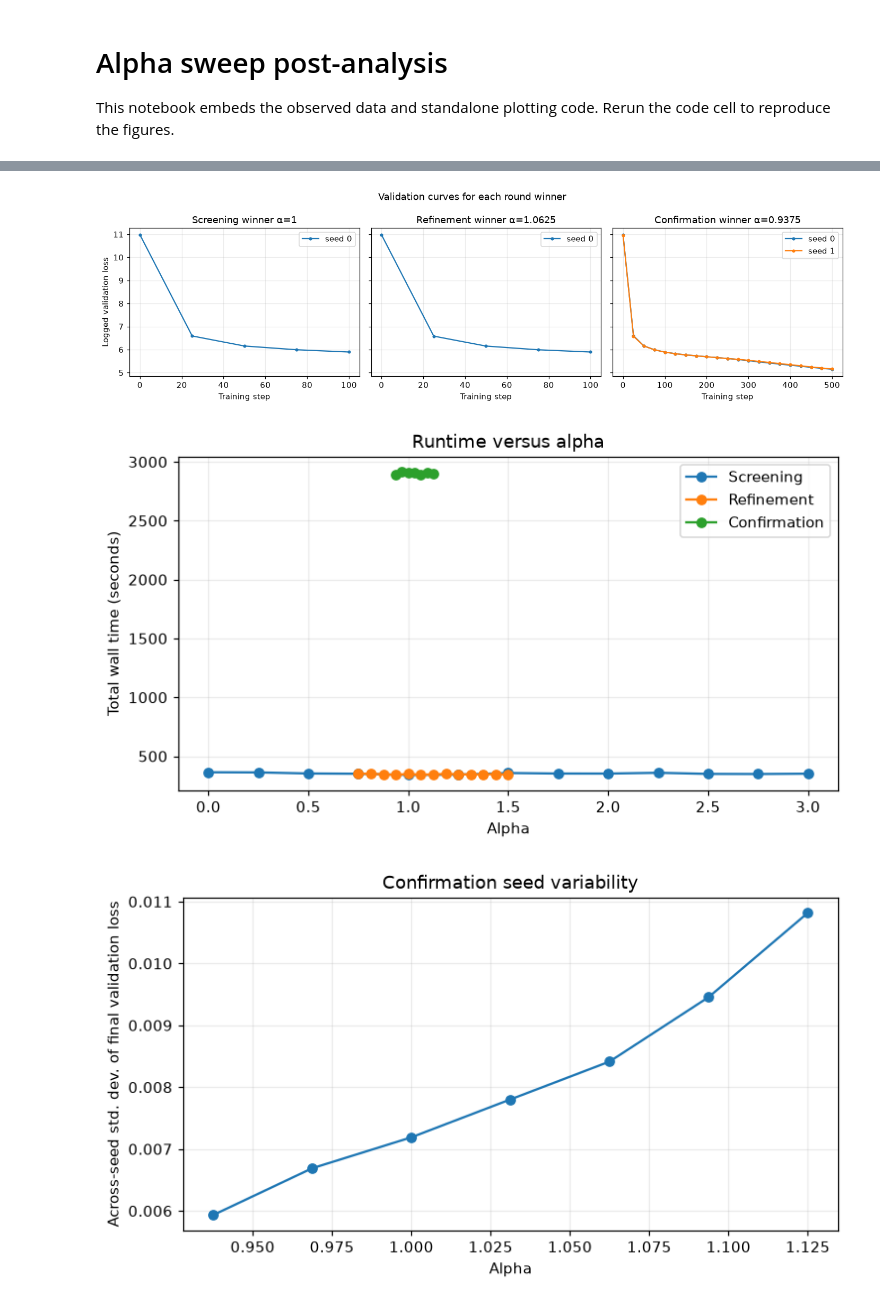
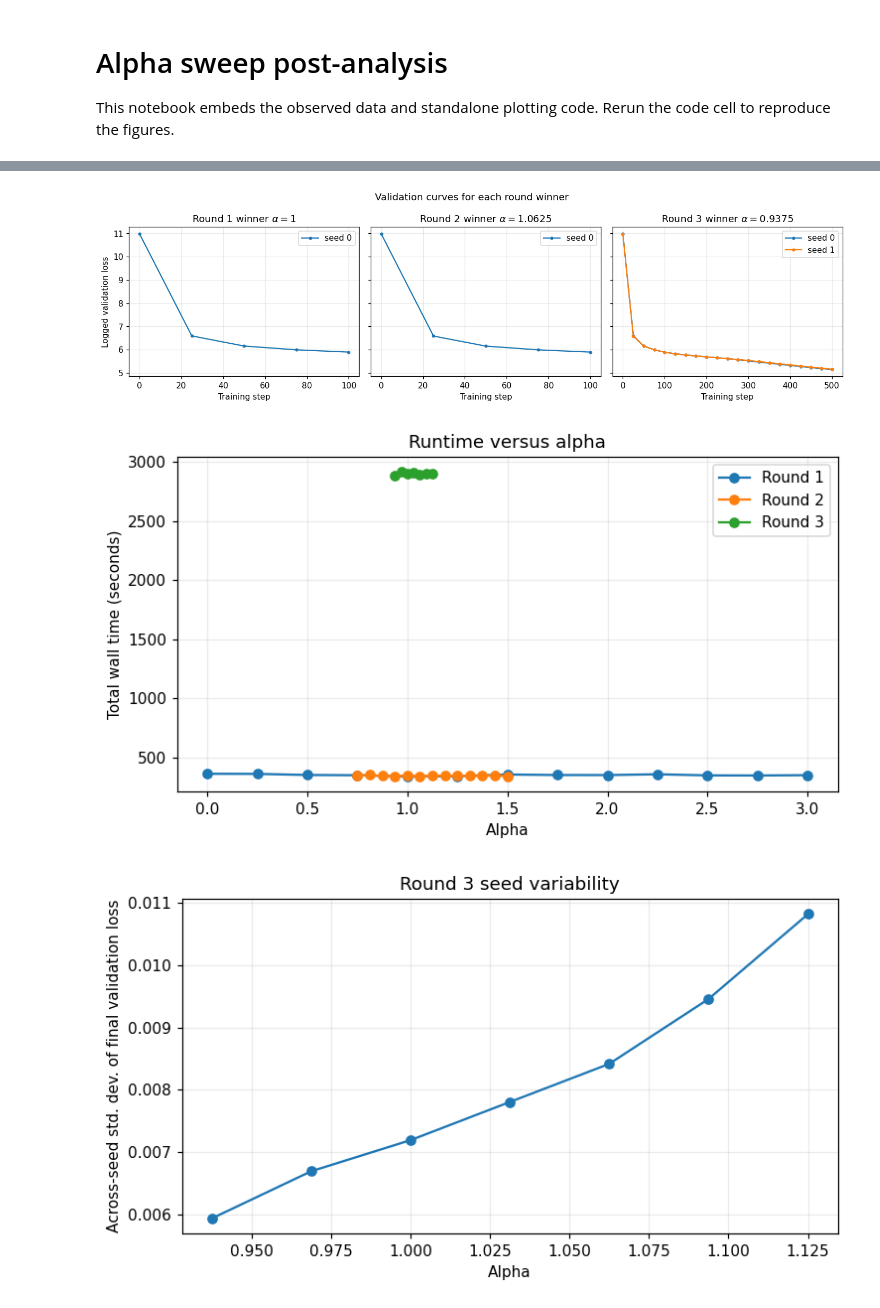
Before and after one commit to jhshi1879/condition-number-adaptive-muon, a Jupyter notebook: alpha_sweep/results/three-rounds/analysis.ipynb, the cells around one changed output, grey strips where cells are left out. Cells and saved outputs as stored; diff of their text form; code cells hidden in the pictures.

Commit message:
Add notebook setup and alpha theory; number experiment rounds
Co-authored-by: Copilot <223556219+Copilot@users.noreply.github.com>

```diff
--- a/alpha_sweep/results/three-rounds/analysis.ipynb
+++ b/alpha_sweep/results/three-rounds/analysis.ipynb
@@ -13,8 +42,8 @@ import matplotlib.pyplot as plt
 
 # DATA is embedded by post_analysis.py so this notebook can be rerun offline.
 STAGE_ORDER = ("screening", "refinement", "confirmation")
-STAGE_LABELS = {"screening": "Screening", "refinement": "Refinement",
-                "confirmation": "Confirmation"}
+STAGE_LABELS = {"screening": "Round 1", "refinement": "Round 2",
+                "confirmation": "Round 3"}
 
 # 1. Final validation loss against alpha, with across-seed standard deviations.
 fig, axes = plt.subplots(1, 3, figsize=(13, 3.8), sharey=True)
@@ -52,7 +81,7 @@ for ax, stage in zip(axes, STAGE_ORDER):
         else:
             ax.text(0.5, 0.5, "No logged curve available", ha="center", va="center",
                     transform=ax.transAxes)
-        ax.set_title("{} winner α={:g}".format(STAGE_LABELS[stage], winner["alpha"]))
+        ax.set_title(r"{} winner $\alpha={:g}$".format(STAGE_LABELS[stage], winner["alpha"]))
     ax.set_xlabel("Training step")
     ax.grid(alpha=0.25)
 axes[0].set_ylabel("Logged validation loss")
@@ -91,10 +120,10 @@ if points:
     ax.plot([p["alpha"] for p in points], [p["std"] for p in points],
             marker="o")
 else:
-    ax.text(0.5, 0.5, "No complete confirmation results", ha="center", va="center",
+    ax.text(0.5, 0.5, "No complete round 3 results", ha="center", va="center",
             transform=ax.transAxes)
 ax.set(xlabel="Alpha", ylabel="Across-seed std. dev. of final validation loss",
-       title="Confirmation seed variability")
+       title="Round 3 seed variability")
 ax.grid(alpha=0.25)
 fig.tight_layout()
 plt.show()
@@ -123,3 +152,3 @@ plt.close(fig)
-[figure, old version]
+[figure, new version]
-[figure, old version]
+[figure, new version]
-[figure, old version]
+[figure, new version]
```
Also changed, not shown: parts of 4 cells of this notebook, 4 other files.
